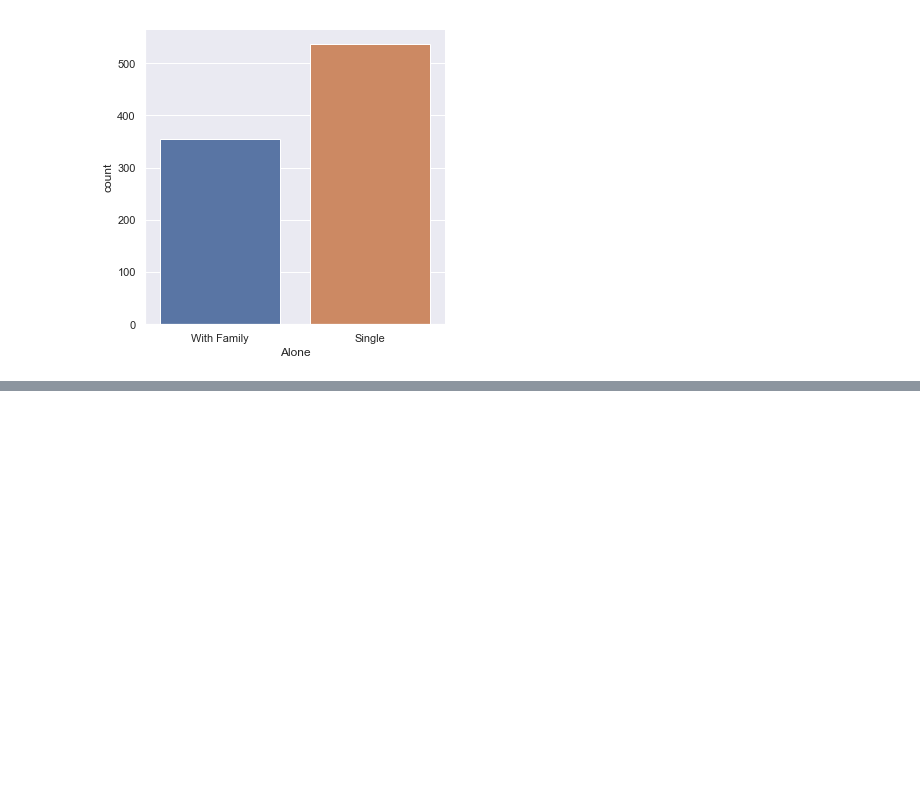
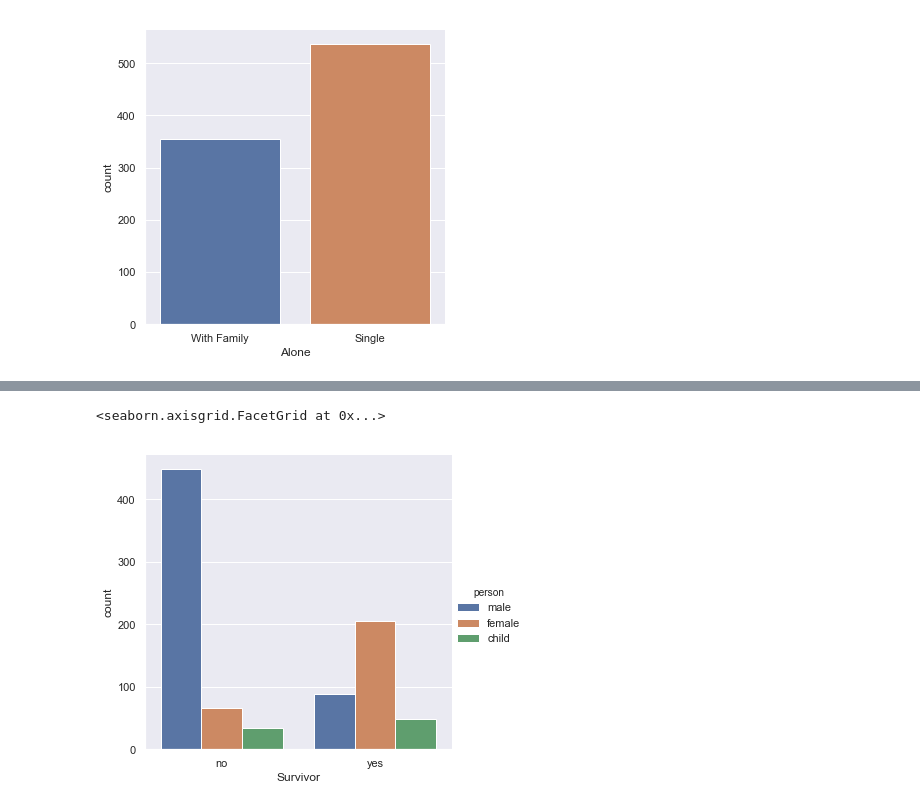
Before and after one commit to Abhijeet-Tiwarii/Data_Analysis_practice_repo, a Jupyter notebook: Titanic_Data Analysis.ipynb, the cells around one changed output, grey strips where cells are left out. Drawn from its saved outputs; the diff is of its cells as text; code cells hidden in the pictures; blank space fills up the shorter version.

```diff
--- a/Titanic_Data Analysis.ipynb
+++ b/Titanic_Data Analysis.ipynb
@@ -171,0 +180,8 @@ sns.factorplot('Alone',data=titanic_df,kind="count")
+# %%
+# Let's start by creating a new column for legibility purposes through mapping (Lec 36)
+titanic_df["Survivor"] = titanic_df.Survived.map({0: "no", 1: "yes"})
+# %%
+sns.factorplot('Survivor', data= titanic_df, hue = 'person',kind = 'count')
+# %% [output]
+<seaborn.axisgrid.FacetGrid at 0x...>
+[figure, added]
```
Also changed, not shown: parts of 18 cells of this notebook.
